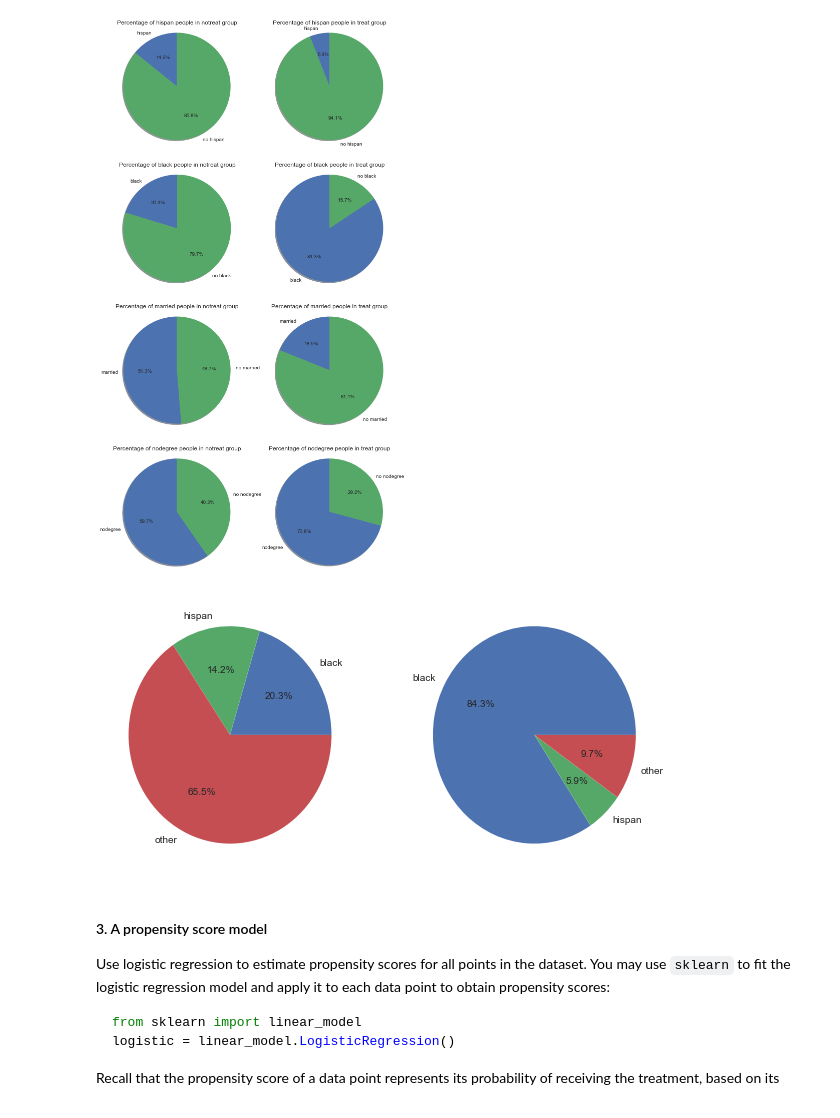
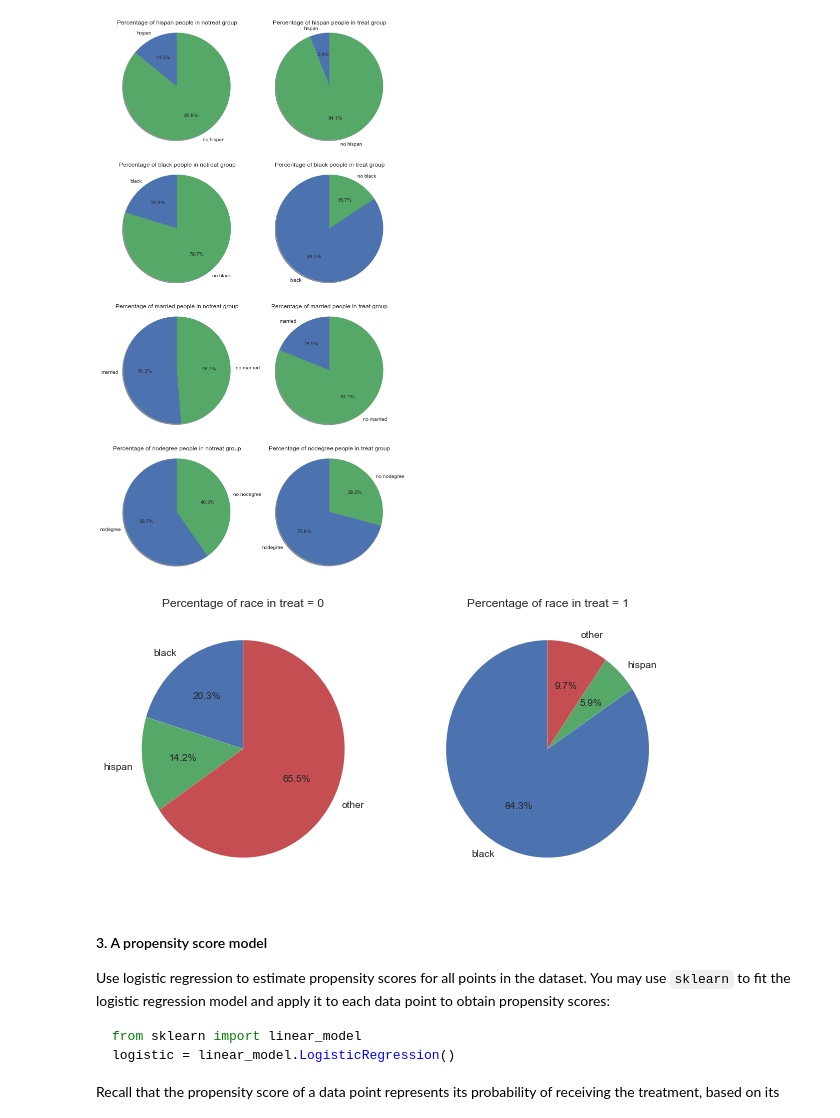
Before and after one commit to zenhaeus/cs-401, a Jupyter notebook: 04 - Applied ML/Homework-04.ipynb, the cells around one changed output. Cells and saved outputs as stored; diff of their text form; code cells hidden in the pictures.

```diff
--- a/04 - Applied ML/Homework-04.ipynb
+++ b/04 - Applied ML/Homework-04.ipynb
@@ -371,31 +371,19 @@ for (i,(name, row)) in enumerate(percent.iterrows()):
 # %%
 races = ['black', 'hispan']
 race_percentages = df.groupby('treat')[races].sum().div(
     df.groupby('treat')[races].count()
 )
 race_percentages.index.name = 'treat'
 
-fig1, axes = plt.subplots(1,2 ,figsize=(10, 5))
+fig, axes = plt.subplots(1,2 ,figsize=(10, 5))
 
 for (i, (name, row)) in enumerate(race_percentages.iterrows()):
     values = list(row)
     values.append(1 - sum(list(row)))
-    axex[i].set_title('Percentage of race in ')
-    axes[i].pie(values, labels=list(row.index)+['other'], autopct='%1.1f%%')
-
-#labels = ['white','black','hispan']
-#sizes = [0.655, 0.2027, 0.1421]
-#ax = axes[0]
-#ax.set_title('Percentage of race in no treat group')
-#ax.pie(sizes, labels=labels, autopct='%1.1f%%', shadow=True, startangle=90)
-#ax.axis('equal')
-#sizes = [0.0972, 0.8432, 0.0564]
-#ax = axes[1]
-#ax.set_title('Percentage of race in treat group')
-#ax.pie(sizes, labels=labels, autopct='%1.1f%%', shadow=True, startangle=90)
-#ax.axis('equal')
+    axes[i].set_title('Percentage of race in treat = {}'.format(i))
+    axes[i].pie(values, labels=list(row.index)+['other'], autopct='%1.1f%%', startangle=90)
 # %% [output]
-[figure, old version]
+[figure, new version]
 # %% [markdown]
 #### 3. A propensity score model
 
```
